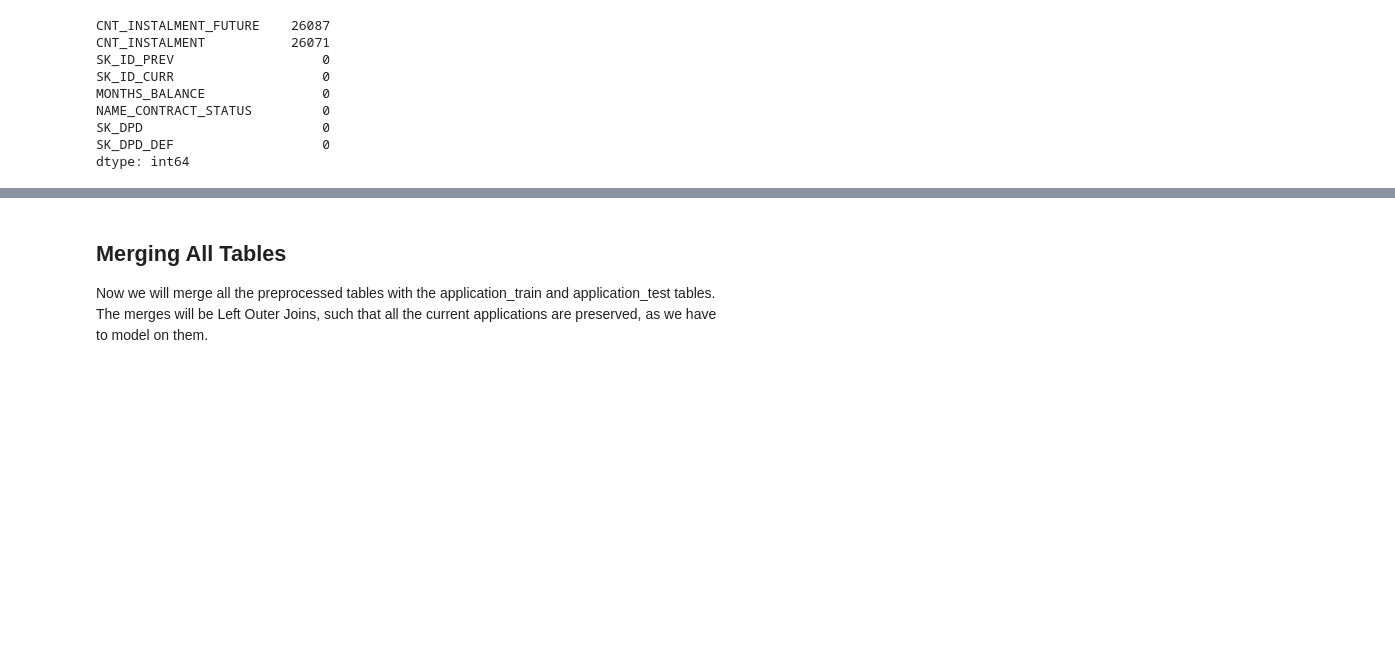
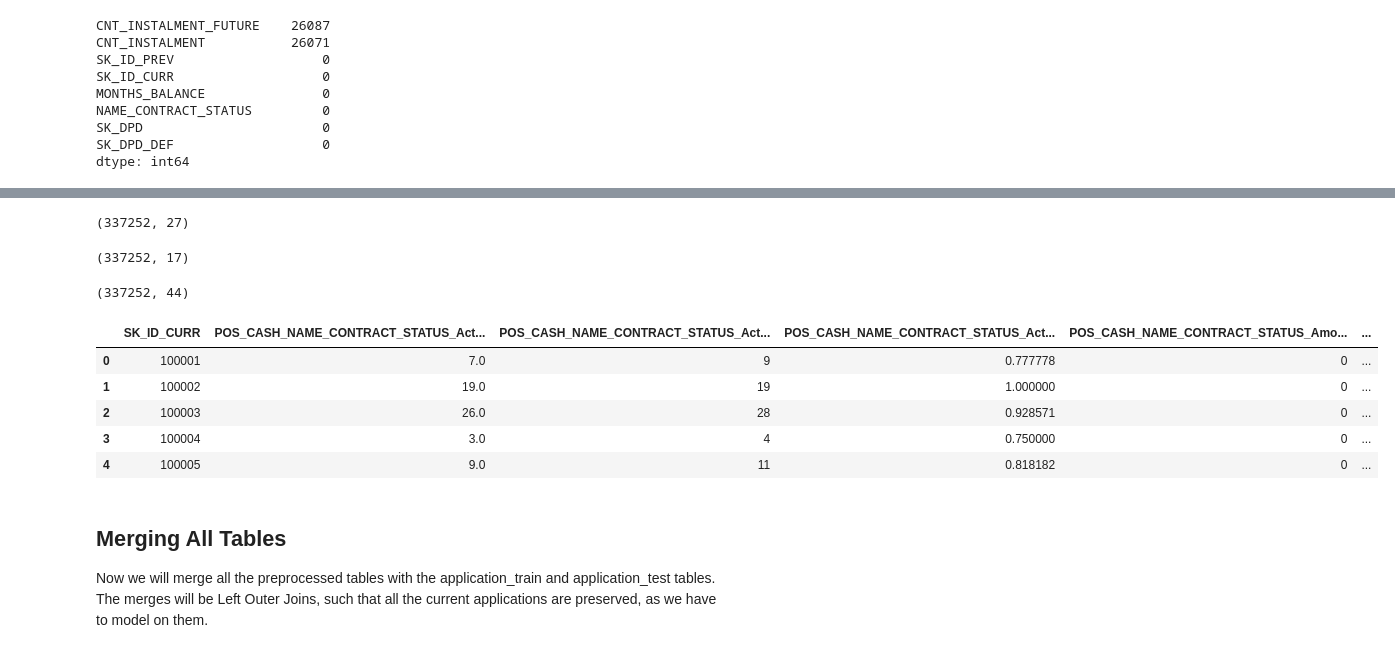
Before and after one commit to Azimoj/Credit-scoring, a Jupyter notebook: Credit__scoring_Feature_Selection.ipynb, the cells around one changed output, grey strips where cells are left out. Drawn from its saved outputs; the diff is of its cells as text; code cells hidden in the pictures; blank space fills up the shorter version.

```diff
--- a/Credit__scoring_Feature_Selection.ipynb
+++ b/Credit__scoring_Feature_Selection.ipynb
@@ -1989,0 +1918,10 @@ agg_pos_num.head()
+# %%
+ #aggregating over SK_ID_PREV
+dico_agg_pos = {'MONTHS_BALANCE' : ['max'],
+                'CNT_INSTALMENT' : ['mean', 'max','min'],
+                'CNT_INSTALMENT_FUTURE' : ['mean','max','min'],
+                'SK_DPD' : ['max','sum'],
+                'SK_DPD_DEF' : ['max','sum'],
+
+                'SK_DPD_RATIO' : ['mean','max'],
+                'TOTAL_TERM' : ['mean','max','last'],}
@@ -1989,0 +2027,27 @@ agg_pos_num.head()
+# %%
+agg_pos_num = agg_var_num(pos_cash.drop(columns=['SK_ID_PREV']),'SK_ID_CURR', dico_agg_pos, 'POS_CASH')
+# %%
+agg_pos_cat = agg_var_cat(pos_cash,'SK_ID_CURR', 'POS_CASH')
+# %%
+agg_pos_cat.shape
+# %% [output]
+(337252, 27)
+# %%
+agg_pos_num.shape
+# %% [output]
+(337252, 17)
+# %%
+agg_pos_final = agg_pos_cat.merge(agg_pos_num, on = 'SK_ID_CURR', how = 'left')
+# %%
+agg_pos_final.shape
+# %% [output]
+(337252, 44)
+# %%
+agg_pos_final.head(5)
+# %% [output]
+|  | SK_ID_CURR | POS_CASH_NAME_CONTRACT_STATUS_Act... | POS_CASH_NAME_CONTRACT_STATUS_Act... | POS_CASH_NAME_CONTRACT_STATUS_Act... | POS_CASH_NAME_CONTRACT_STATUS_Amo... | ... |
+| 0 | 100001 | 7.0 | 9 | 0.777778 | 0 | ... |
+| 1 | 100002 | 19.0 | 19 | 1.000000 | 0 | ... |
+| 2 | 100003 | 26.0 | 28 | 0.928571 | 0 | ... |
+| 3 | 100004 | 3.0 | 4 | 0.750000 | 0 | ... |
+| 4 | 100005 | 9.0 | 11 | 0.818182 | 0 | ... |
```
Also changed, not shown: parts of 53 cells of this notebook.
